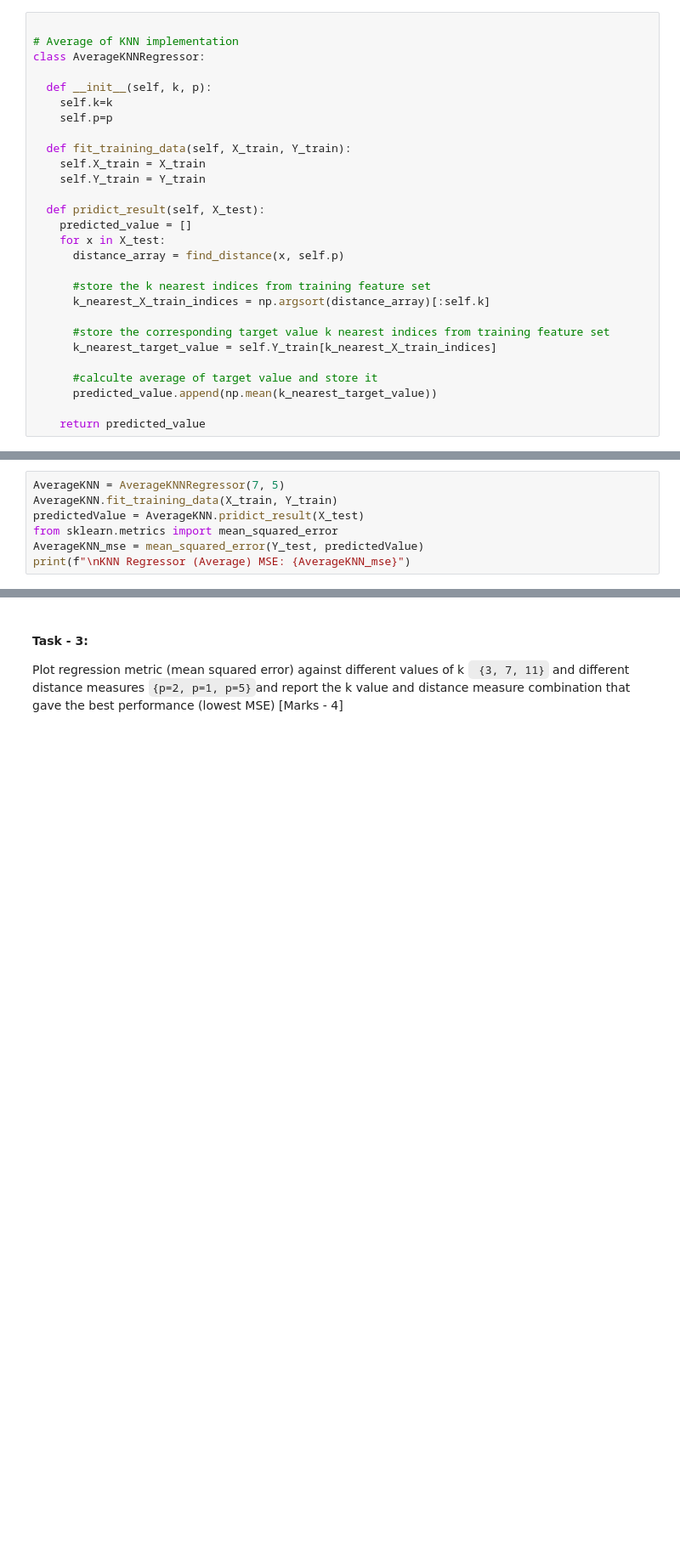
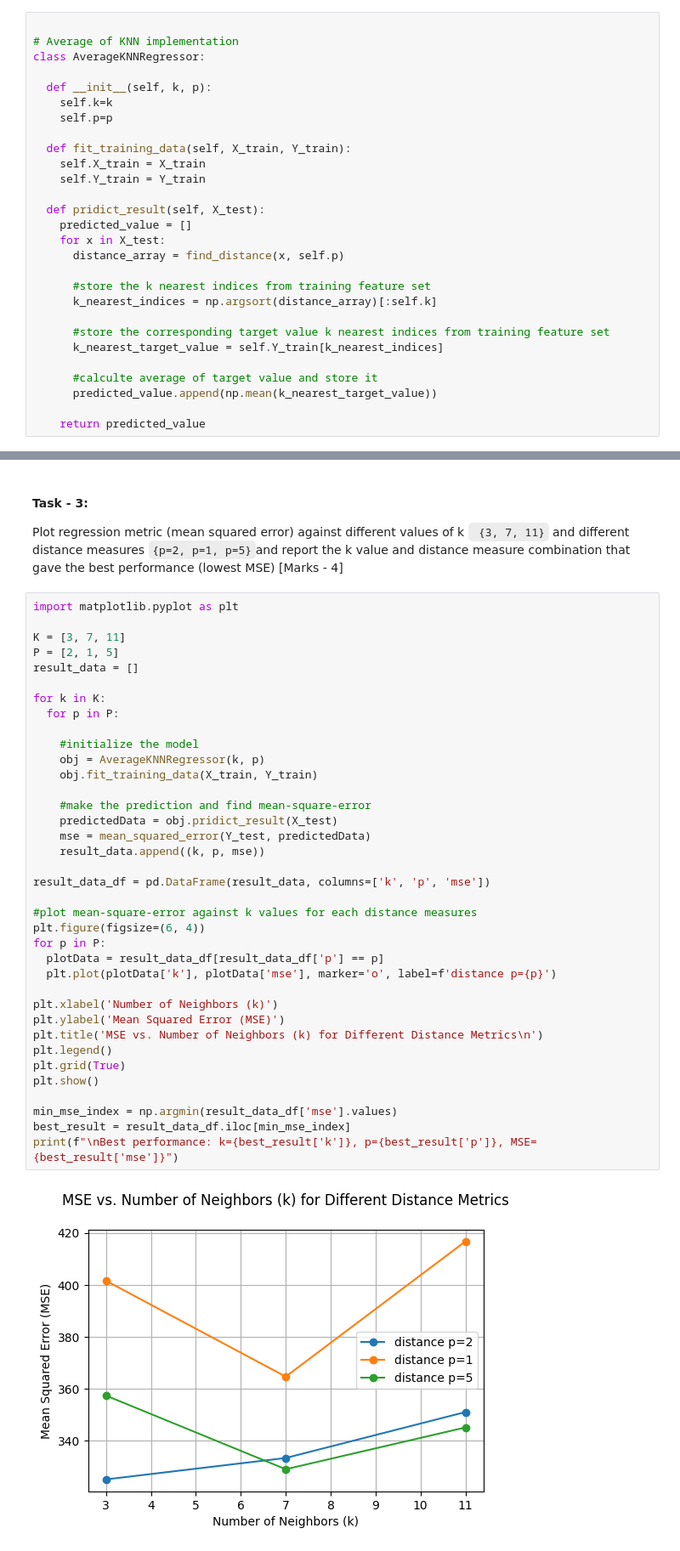
Before and after one commit to NehaKumari500092077/Machine-Learning-Lab, a Jupyter notebook: Session_2_Assignments.ipynb, the cells around one changed output, grey strips where cells are left out. Shown at 85% size. Drawn from its saved outputs; the diff is of its cells as text; blank space fills up the shorter version.

````diff
--- a/Session_2_Assignments.ipynb
+++ b/Session_2_Assignments.ipynb
@@ -98,10 +92,10 @@ class AverageKNNRegressor:
       distance_array = find_distance(x, self.p)
 
       #store the k nearest indices from training feature set
-      k_nearest_X_train_indices = np.argsort(distance_array)[:self.k]
+      k_nearest_indices = np.argsort(distance_array)[:self.k]
 
       #store the corresponding target value k nearest indices from training feature set
-      k_nearest_target_value = self.Y_train[k_nearest_X_train_indices]
+      k_nearest_target_value = self.Y_train[k_nearest_indices]
 
       #calculte average of target value and store it
       predicted_value.append(np.mean(k_nearest_target_value))
@@ -136,9 +141,2 @@ class WeightedAverageKNNRegressor:
 
     return predicted_value
-# %%
-AverageKNN = AverageKNNRegressor(7, 5)
-AverageKNN.fit_training_data(X_train, Y_train)
-predictedValue = AverageKNN.pridict_result(X_test)
-from sklearn.metrics import mean_squared_error
-AverageKNN_mse = mean_squared_error(Y_test, predictedValue)
-print(f"\nKNN Regressor (Average) MSE: {AverageKNN_mse}")
@@ -147,3 +143,42 @@ KNN Regressor (Average) MSE: 328.9159443573699
 # %% [markdown]
 #### Task - 3:
 Plot regression metric (mean squared error) against different values of k ``` {3, 7, 11}``` and different distance measures ```{p=2, p=1, p=5}```and report the k value and distance measure combination that gave the best performance (lowest MSE) [Marks - 4]
+# %%
+import matplotlib.pyplot as plt
+
+K = [3, 7, 11]
+P = [2, 1, 5]
+result_data = []
+
+for k in K:
+  for p in P:
+
+    #initialize the model
+    obj = AverageKNNRegressor(k, p)
+    obj.fit_training_data(X_train, Y_train)
+
+    #make the prediction and find mean-square-error
+    predictedData = obj.pridict_result(X_test)
+    mse = mean_squared_error(Y_test, predictedData)
+    result_data.append((k, p, mse))
+
+result_data_df = pd.DataFrame(result_data, columns=['k', 'p', 'mse'])
+
+#plot mean-square-error against k values for each distance measures
+plt.figure(figsize=(6, 4))
+for p in P:
+  plotData = result_data_df[result_data_df['p'] == p]
+  plt.plot(plotData['k'], plotData['mse'], marker='o', label=f'distance p={p}')
+
+plt.xlabel('Number of Neighbors (k)')
+plt.ylabel('Mean Squared Error (MSE)')
+plt.title('MSE vs. Number of Neighbors (k) for Different Distance Metrics\n')
+plt.legend()
+plt.grid(True)
+plt.show()
+
+min_mse_index = np.argmin(result_data_df['mse'].values)
+best_result = result_data_df.iloc[min_mse_index]
+print(f"\nBest performance: k={best_result['k']}, p={best_result['p']}, MSE={best_result['mse']}")
+# %% [output]
+[figure, added]
````
Also changed, not shown: parts of 4 cells of this notebook.
